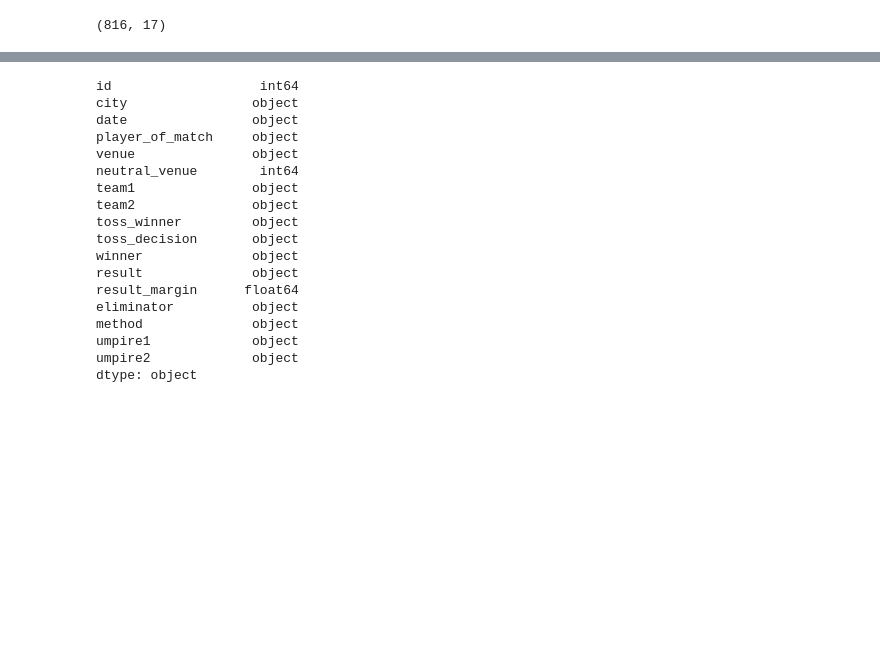
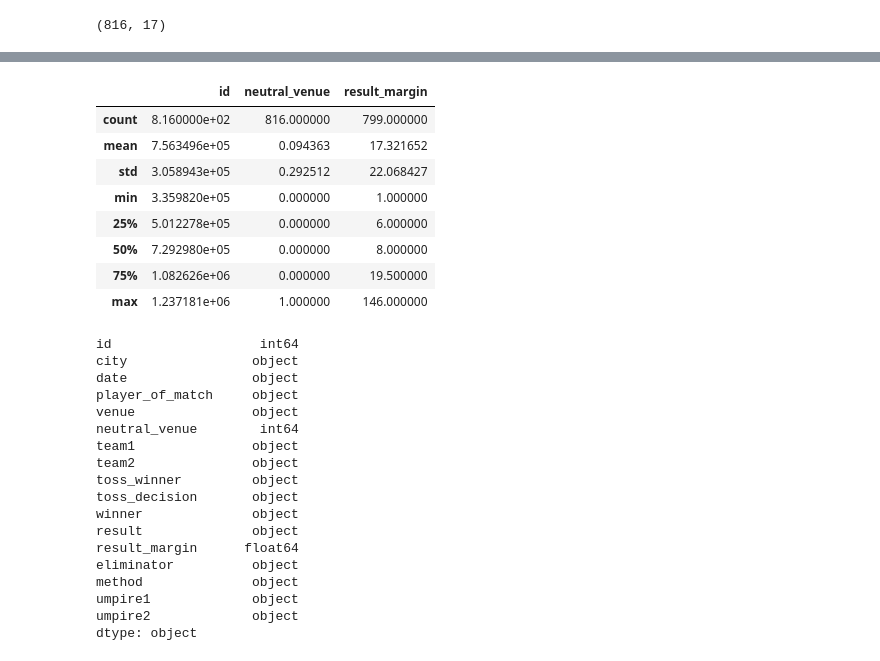
Before and after one commit to abhi24me/ML_Projects, a Jupyter notebook: IPL Project.ipynb, the cells around one changed output, grey strips where cells are left out. Saved outputs shown, nothing was run; the diff lists cells and outputs as text; code cells hidden in the pictures; blank space fills up the shorter version.

```diff
--- a/IPL Project.ipynb
+++ b/IPL Project.ipynb
@@ -36,3 +57,15 @@ ipl.shape
+# %%
+ipl.describe()
+# %% [output]
+|  | id | neutral_venue | result_margin |
+| count | 8.160000e+02 | 816.000000 | 799.000000 |
+| mean | 7.563496e+05 | 0.094363 | 17.321652 |
+| std | 3.058943e+05 | 0.292512 | 22.068427 |
+| min | 3.359820e+05 | 0.000000 | 1.000000 |
+| 25% | 5.012278e+05 | 0.000000 | 6.000000 |
+| 50% | 7.292980e+05 | 0.000000 | 8.000000 |
+| 75% | 1.082626e+06 | 0.000000 | 19.500000 |
+| max | 1.237181e+06 | 1.000000 | 146.000000 |
 # %%
 ipl.dtypes
 # %% [output]
```
Also changed, not shown: parts of 7 cells of this notebook.
